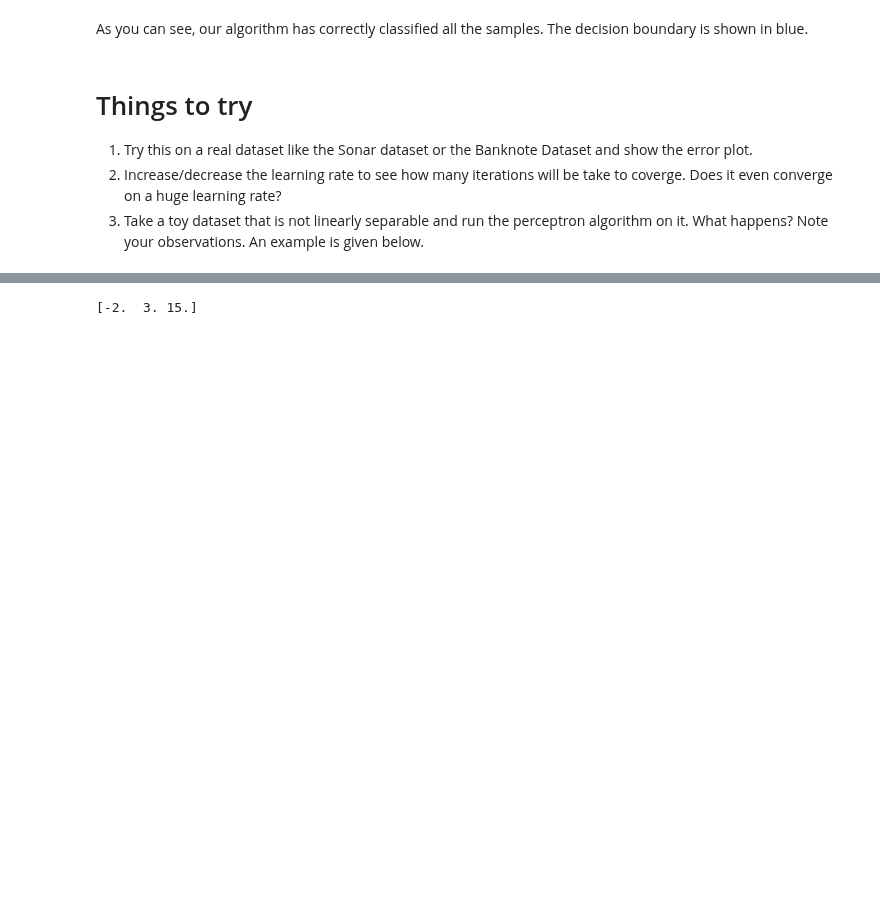
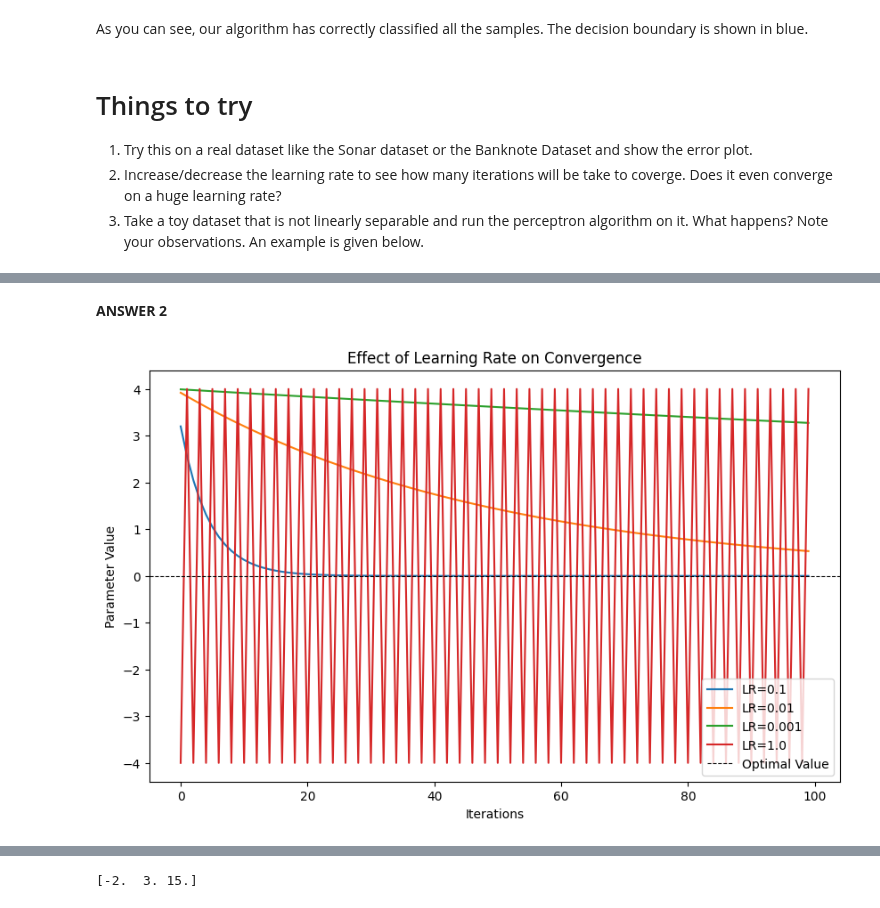
Before and after one commit to Shankar1920/FMML-22B21A4556, a Jupyter notebook: FMML_Module4_Lab1_2024.ipynb, the cells around one changed output, grey strips where cells are left out. Drawn from its saved outputs; the diff is of its cells as text; code cells hidden in the pictures; blank space fills up the shorter version.

```diff
--- a/FMML_Module4_Lab1_2024.ipynb
+++ b/FMML_Module4_Lab1_2024.ipynb
@@ -136,0 +171,33 @@ As you can see, our algorithm has correctly classified all the samples. The deci
+# %% [markdown]
+**ANSWER 2**
+# %%
+import numpy as np
+import matplotlib.pyplot as plt
+
+def gradient_descent(x, learning_rate, iterations):
+    history = []
+    for _ in range(iterations):
+        gradient = 2 * x  # Gradient of a simple quadratic function
+        x = x - learning_rate * gradient
+        history.append(x)
+    return history
+
+# Set initial value and parameters
+initial_value = 4.0
+learning_rates = [0.1, 0.01, 0.001, 1.0]  # Try different learning rates
+iterations = 100
+
+# Plot convergence for different learning rates
+plt.figure(figsize=(10, 6))
+for lr in learning_rates:
+    history = gradient_descent(initial_value, lr, iterations)
+    plt.plot(history, label=f'LR={lr}')
+
+plt.axhline(0, color='black', linestyle='--', linewidth=0.8, label='Optimal Value')
+plt.xlabel('Iterations')
+plt.ylabel('Parameter Value')
+plt.title('Effect of Learning Rate on Convergence')
+plt.legend()
+plt.show()
+# %% [output]
+[figure, added]
```
Also changed, not shown: parts of 4 cells of this notebook.
